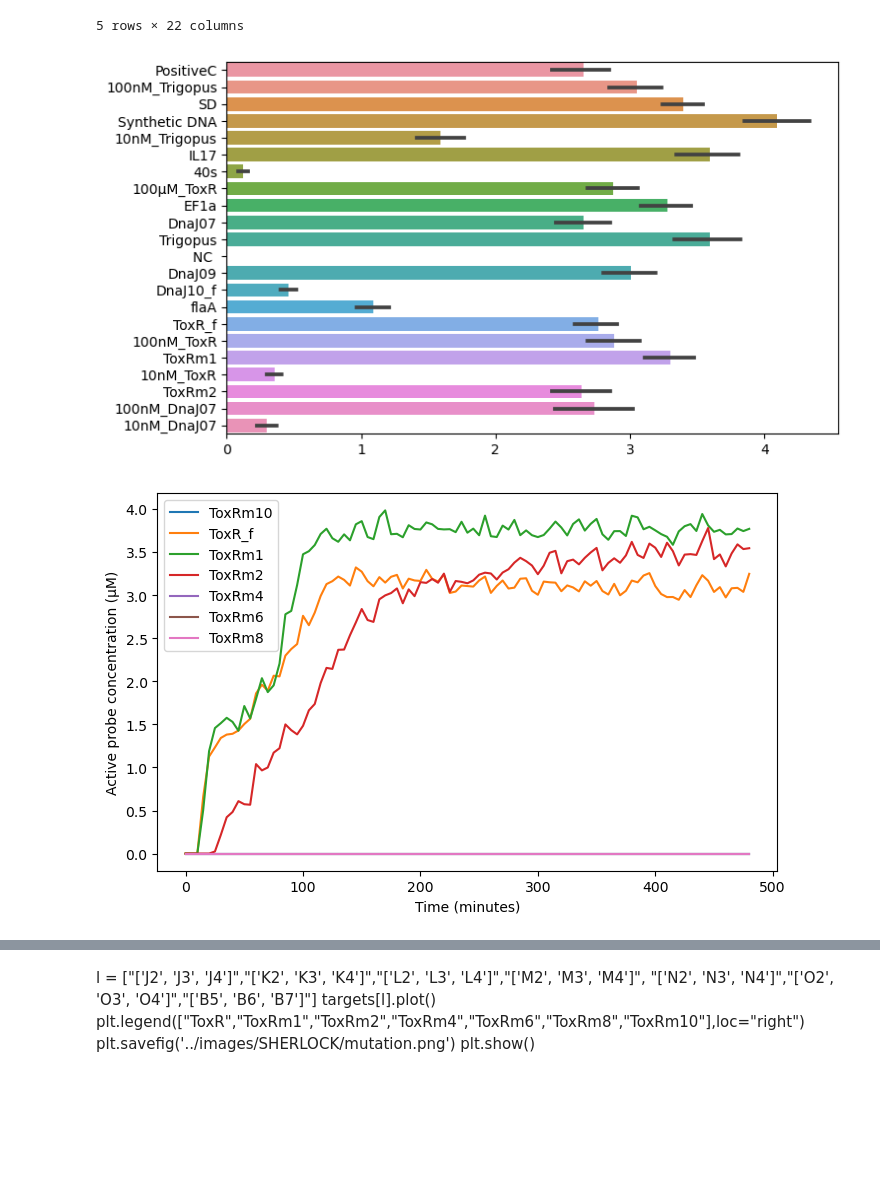
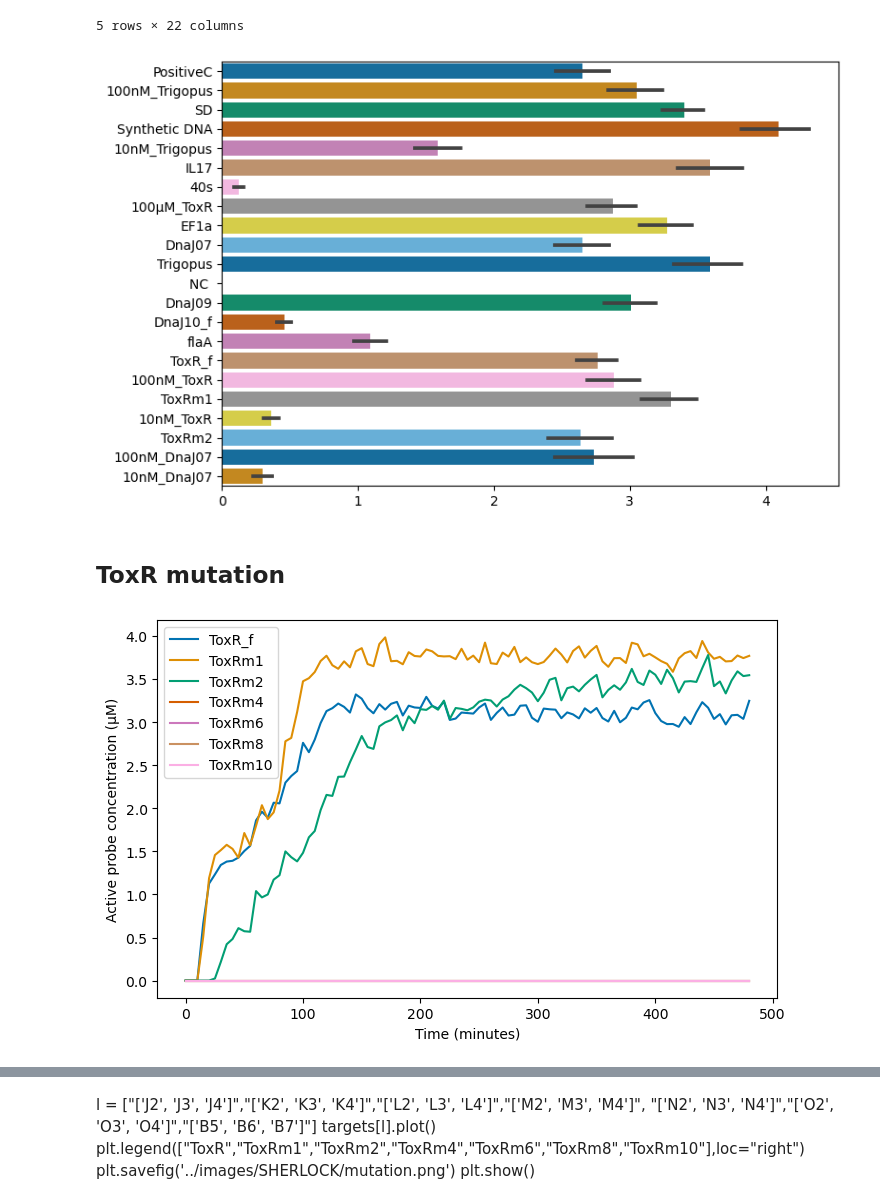
Before and after one commit to NessLfy/iGEM, a Jupyter notebook: scripts/SHERLOCK_all_targets.ipynb, the cells around one changed output, grey strips where cells are left out. Saved outputs shown, nothing was run; the diff lists cells and outputs as text; code cells hidden in the pictures; blank space fills up the shorter version.

Commit message:
modeling+ new targets plots

```diff
--- a/scripts/SHERLOCK_all_targets.ipynb
+++ b/scripts/SHERLOCK_all_targets.ipynb
@@ -10,6 +10,7 @@ import PyCCELL_PRFQT as px
 # %%
 plt.rcParams["figure.dpi"] = 100
 plt.rcParams["figure.figsize"] = (8,5)
+sns.set_palette("colorblind")
 path= '../images/SHERLOCK/'
 # %%
 def endpoint(df):
@@ -135,20 +136,32 @@ pos_targ.head()
 | 4 | 0.0 | 0.0 | 1.891746 | 0.507302 | 0.0 | 0.0 | 0.0 | 0.376825 | ... |
 5 rows × 22 columns
 # %%
-sns.barplot(data=pos_targ, orient = 'h')
-plt.savefig(path+"all_pos_seq.png",dpi=300)
+sns.barplot(data=pos_targ, orient = 'h',palette='colorblind')
+plt.tight_layout()
+#plt.savefig(path+"all_pos_seq.png",dpi=300)
 # %% [output]
-[figure, old version]
+[figure, new version]
+# %% [markdown]
+## ToxR mutation
 # %%
 tox = [x for x in targets if "ToxR_f" in x or "ToxRm" in x and "_sd" not in x]
 tox.pop()
 
-for i in tox:
+sd_tox = [x for x in targets if "ToxR_f" in x or "ToxRm" in x and "sd" in x ]
+sd_tox = sorted(sd_tox,key=len)
+sd_tox.pop(0)
+
+counter = 0
+
+for i in sorted(tox,key=len):
     sns.lineplot(targets.Time,targets[i],label=i)
+    #plt.errorbar(targets.Time,targets[i],yerr=targets[sd_tox[counter]],label=i)
+    counter+=1
+
 plt.ylabel("Active probe concentration (µM)")
 plt.xlabel("Time (minutes)")
 plt.legend()
-plt.savefig(path+'mutation.png',dpi=300)
+#plt.savefig(path+'mutation.png',dpi=300)
 plt.show()
 # %% [output]
-[figure, old version]
+[figure, new version]
```
Also changed, not shown: parts of 15 cells of this notebook, 18 other files.
